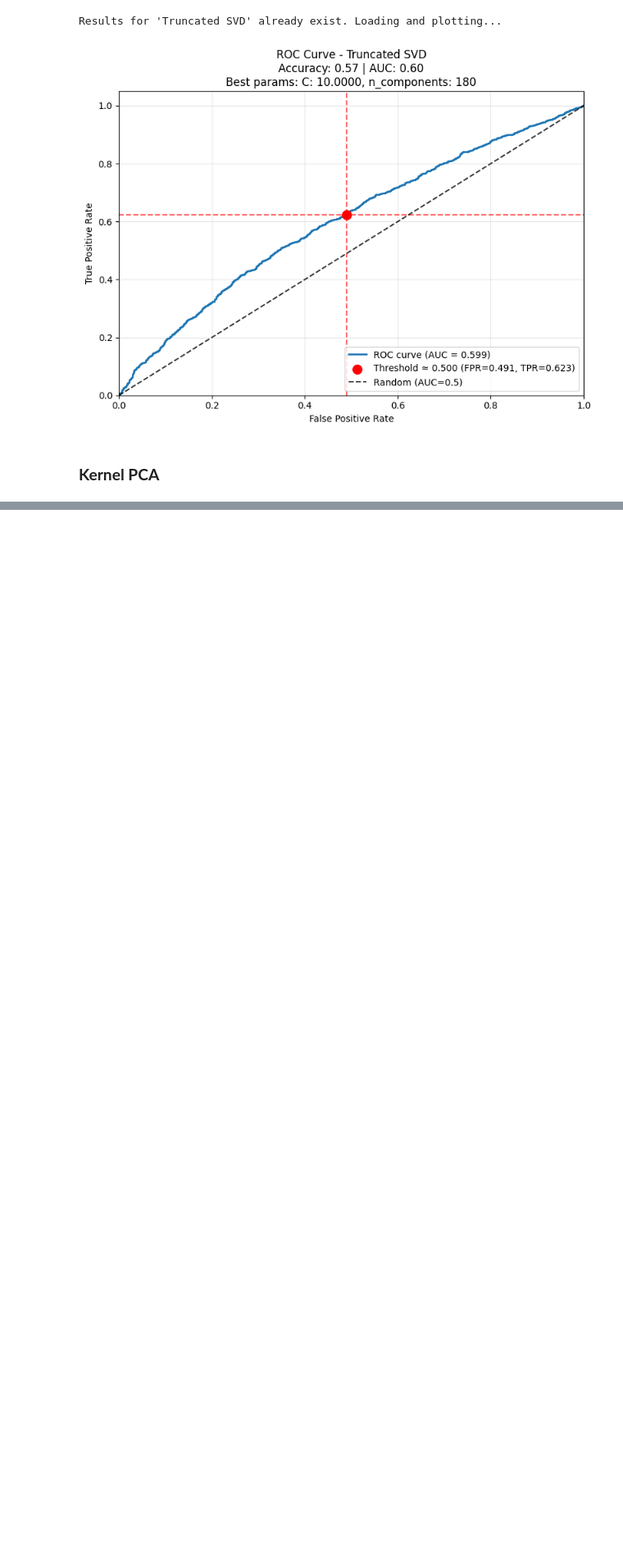
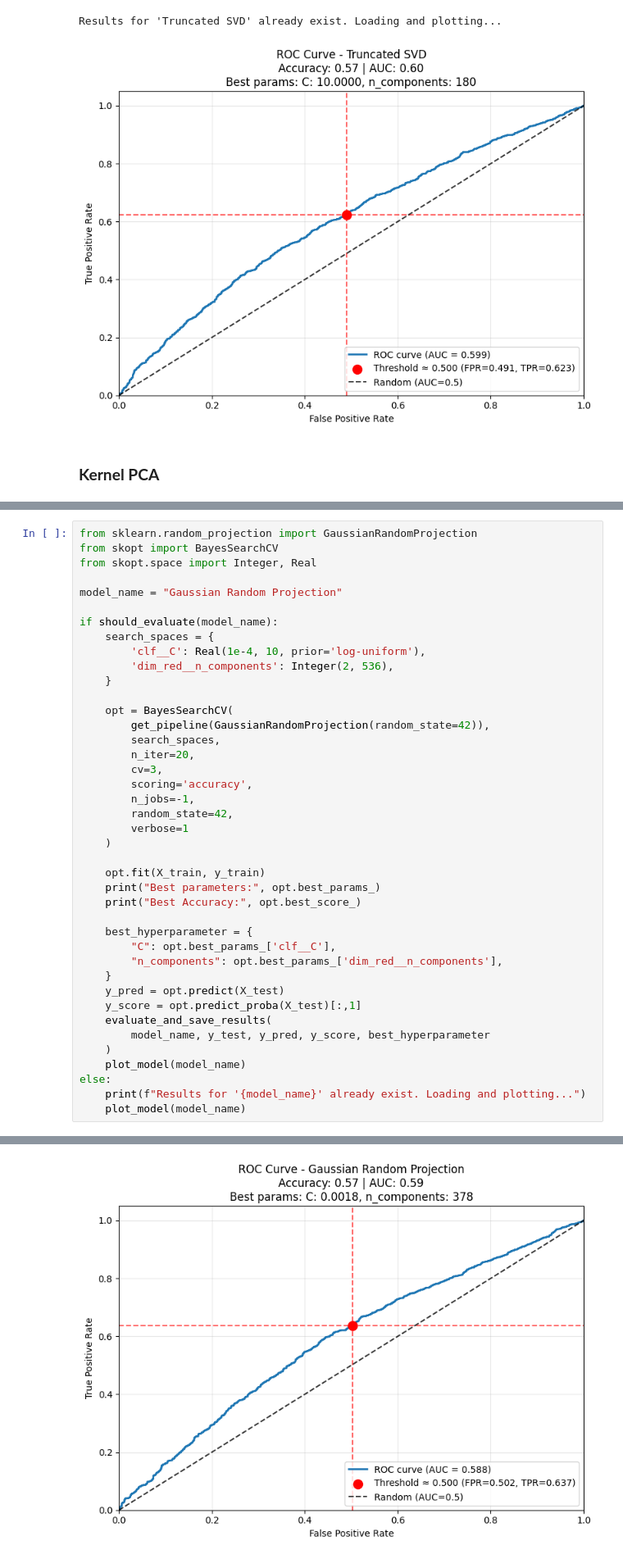
Before and after one commit to davidsmv/MachineLearningPortfolio, a Jupyter notebook: dimensionality_reduction/1 - High_Dimensional_Datascape.ipynb, the cells around one changed output, grey strips where cells are left out. Shown at 82% size. Saved outputs shown, nothing was run; the diff lists cells and outputs as text; blank space fills up the shorter version.

```diff
--- a/dimensionality_reduction/1 - High_Dimensional_Datascape.ipynb
+++ b/dimensionality_reduction/1 - High_Dimensional_Datascape.ipynb
@@ -991,0 +1010,42 @@ KeyboardInterrupt:
+# %%
+from sklearn.random_projection import GaussianRandomProjection
+from skopt import BayesSearchCV
+from skopt.space import Integer, Real
+
+model_name = "Gaussian Random Projection"
+
+if should_evaluate(model_name):
+    search_spaces = {
+        'clf__C': Real(1e-4, 10, prior='log-uniform'),
+        'dim_red__n_components': Integer(2, 536),
+    }
+
+    opt = BayesSearchCV(
+        get_pipeline(GaussianRandomProjection(random_state=42)),
+        search_spaces,
+        n_iter=20,
+        cv=3,
+        scoring='accuracy',
+        n_jobs=-1,
+        random_state=42,
+        verbose=1
+    )
+
+    opt.fit(X_train, y_train)
+    print("Best parameters:", opt.best_params_)
+    print("Best Accuracy:", opt.best_score_)
+
+    best_hyperparameter = {
+        "C": opt.best_params_['clf__C'],
+        "n_components": opt.best_params_['dim_red__n_components'],
+    }
+    y_pred = opt.predict(X_test)
+    y_score = opt.predict_proba(X_test)[:,1]
+    evaluate_and_save_results(
+        model_name, y_test, y_pred, y_score, best_hyperparameter
+    )
+    plot_model(model_name)
+else:
+    print(f"Results for '{model_name}' already exist. Loading and plotting...")
+    plot_model(model_name)
+# %% [output]
@@ -991,0 +1069 @@ KeyboardInterrupt:
+[figure, added]
```
Also changed, not shown: parts of 3 cells of this notebook, 1 other file.
